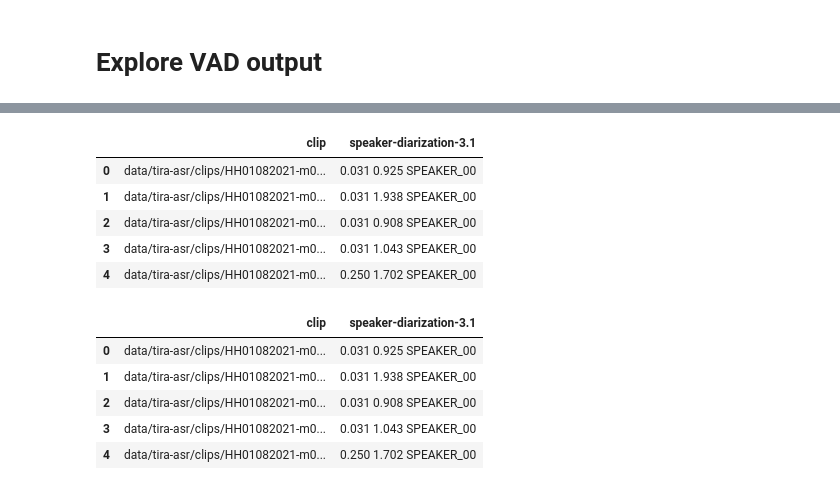
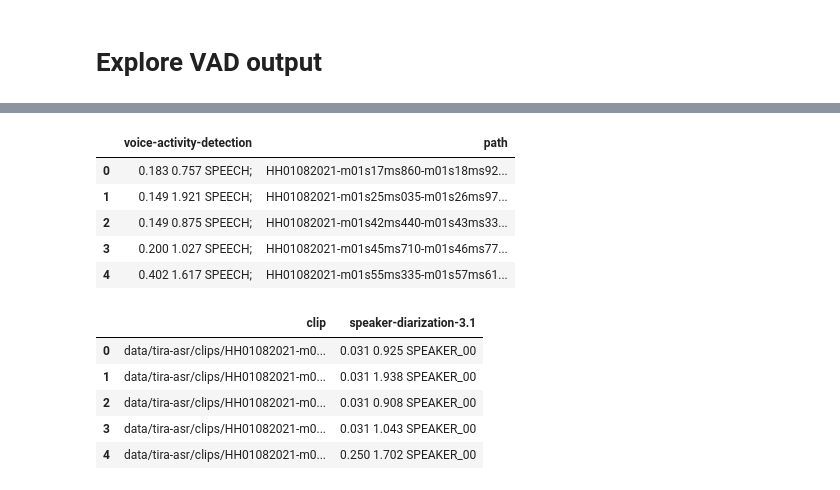
Before and after one commit to markjosims/malachor5, a Jupyter notebook: notebooks/tira_asr_cleaning.ipynb, the cells around one changed output, grey strips where cells are left out. Drawn from its saved outputs; the diff is of its cells as text; code cells hidden in the pictures.

```diff
--- a/notebooks/tira_asr_dataset.ipynb
+++ b/notebooks/tira_asr_cleaning.ipynb
@@ -637,11 +706,11 @@ df.to_csv(clipdata_path, index=False)
 # %%
-vad_path = '../data/tira-asr/tira-asr-vad-out.csv'
+vad_path = '../data/tira-asr-hf/tira-vad-vad.csv'
 vad_df = pd.read_csv(vad_path, keep_default_na=False)
 vad_df.head()
 # %% [output]
-|  | clip | speaker-diarization-3.1 |
-| 0 | data/tira-asr/clips/HH01082021-m0... | 0.031 0.925 SPEAKER_00 |
-| 1 | data/tira-asr/clips/HH01082021-m0... | 0.031 1.938 SPEAKER_00 |
-| 2 | data/tira-asr/clips/HH01082021-m0... | 0.031 0.908 SPEAKER_00 |
-| 3 | data/tira-asr/clips/HH01082021-m0... | 0.031 1.043 SPEAKER_00 |
-| 4 | data/tira-asr/clips/HH01082021-m0... | 0.250 1.702 SPEAKER_00 |
+|  | voice-activity-detection | path |
+| 0 | 0.183 0.757 SPEECH; | HH01082021-m01s17ms860-m01s18ms92... |
+| 1 | 0.149 1.921 SPEECH; | HH01082021-m01s25ms035-m01s26ms97... |
+| 2 | 0.149 0.875 SPEECH; | HH01082021-m01s42ms440-m01s43ms33... |
+| 3 | 0.200 1.027 SPEECH; | HH01082021-m01s45ms710-m01s46ms77... |
+| 4 | 0.402 1.617 SPEECH; | HH01082021-m01s55ms335-m01s57ms61... |
```
Also changed, not shown: parts of 8 cells of this notebook, 1 other file.
